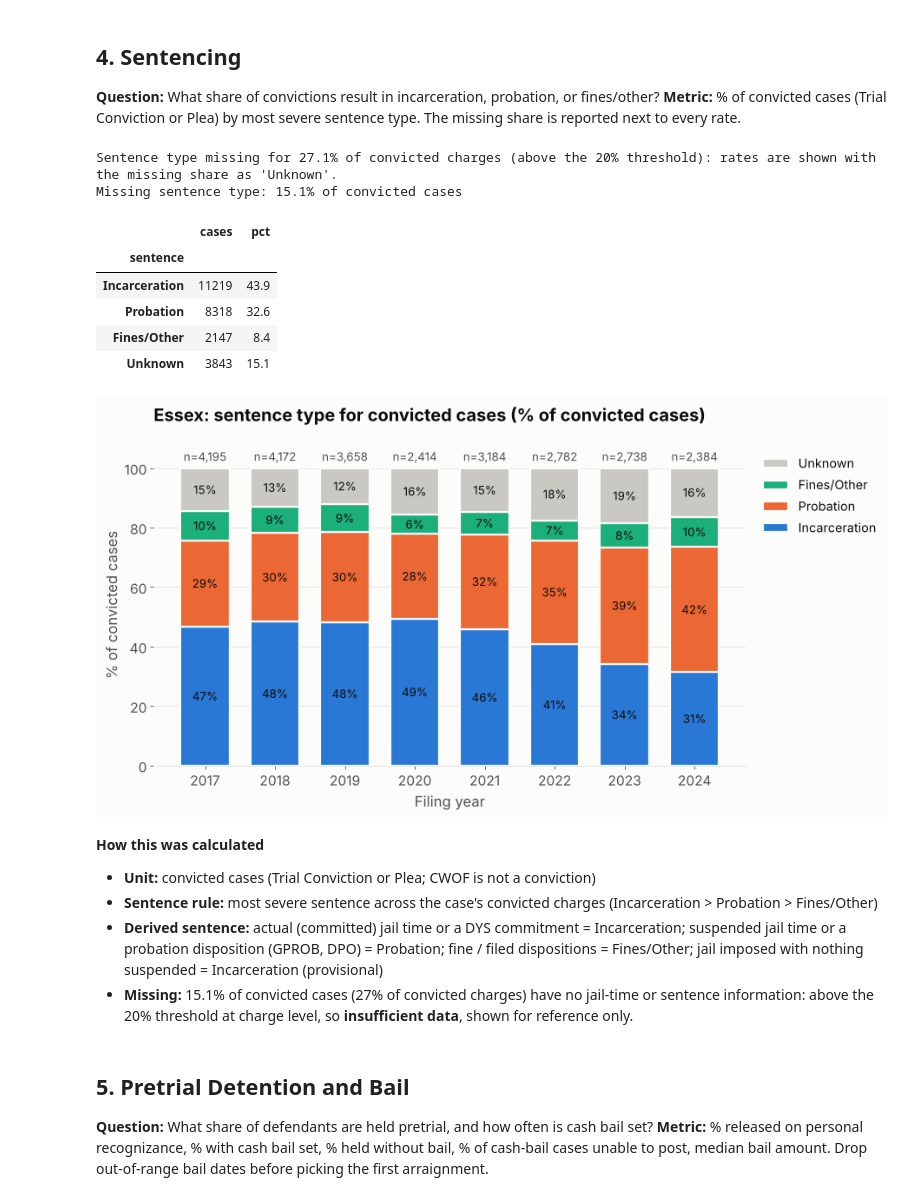
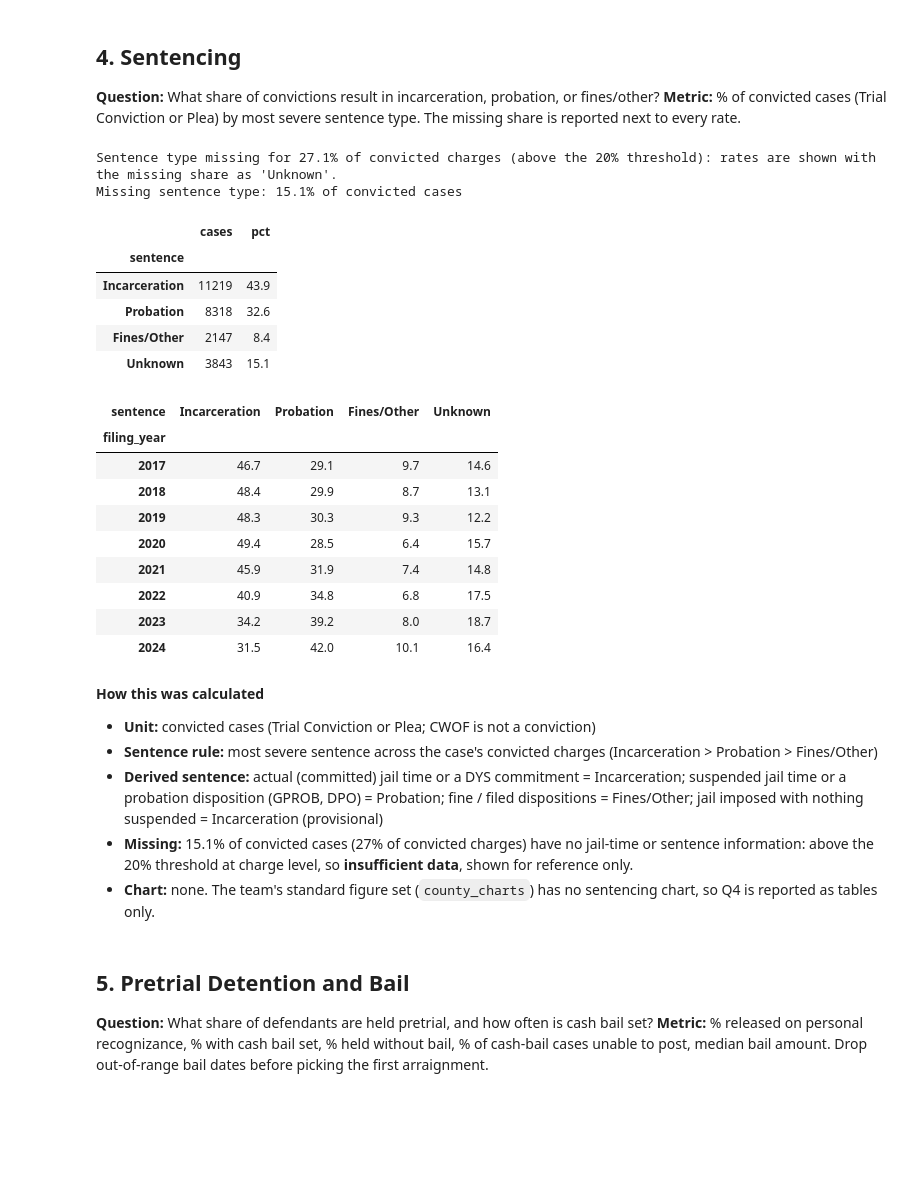
Before and after one commit to BU-Spark/ds-prosecutor-explorer, a Jupyter notebook: fa26/essex_hampden_eda/essex_analysis.ipynb, the cells around one changed output. Drawn from its saved outputs; the diff is of its cells as text; code cells hidden in the pictures; blank space fills up the shorter version.

```diff
--- a/fa26/essex_hampden_eda/essex_analysis.ipynb
+++ b/fa26/essex_hampden_eda/essex_analysis.ipynb
@@ -519,59 +515,51 @@ def classify_sentence(text):
 if "sentence_type" in INSUFFICIENT:
     print(f"Sentence type missing for {coverage.loc['sentence_type', 'pct_missing']}% of convicted charges "
           "(above the 20% threshold): rates are shown with the missing share as 'Unknown'.")
 if COLS.get("sentence_type") is None:
     print("Sentence type: not in this extract (insufficient data)")
 else:
     conv = disposed[disposed["outcome"].isin(["Trial Conviction", "Plea"])
                     & disposed["filing_year"].isin(YEARS)].copy()
     conv["sentence"] = conv["sentence_type"].map(classify_sentence)
     rank = {s: i for i, s in enumerate(SENTENCE_RANK)}
     case_sent = (conv.assign(r=conv["sentence"].map(rank))
                      .sort_values("r").drop_duplicates("case_key").set_index("case_key")[["sentence", "filing_year"]])
 
     summary = case_sent["sentence"].value_counts().reindex(SENTENCE_RANK, fill_value=0).rename("cases").to_frame()
     summary["pct"] = (summary["cases"] / summary["cases"].sum() * 100).round(1)
     print(f"Missing sentence type: {summary.loc['Unknown', 'pct']}% of convicted cases")
     display(summary)
 
     by_year = case_sent.groupby("filing_year")["sentence"].value_counts().unstack(fill_value=0)
     by_year = by_year.reindex(columns=SENTENCE_RANK, fill_value=0)
     by_year.index = by_year.index.astype(int)
-    pct = by_year.div(by_year.sum(axis=1), axis=0) * 100
-    fig, ax = plt.subplots()
-    bottom = np.zeros(len(pct))
-    for s in SENTENCE_RANK:
-        ax.bar(pct.index, pct[s], bottom=bottom, color=SENTENCE_COLORS[s], label=s,
-               width=0.7, edgecolor="#fcfcfb", linewidth=2)
-        for x, v, b in zip(pct.index, pct[s], bottom):
-            if v >= 6:
-                ax.text(x, b + v / 2, f"{v:.0f}%", ha="center", va="center", fontsize=12)
-        bottom += pct[s].values
-    for x, n in zip(by_year.index, by_year.sum(axis=1)):
-        ax.text(x, 101.5, f"n={n:,}", ha="center", va="bottom", fontsize=12, color=TEXT_SECONDARY)
-    ax.set_ylim(0, 108); ax.set_xticks(list(pct.index))
-    ax.set_ylabel("% of convicted cases"); ax.set_xlabel("Filing year")
-    h, l = ax.get_legend_handles_labels()
-    ax.legend(h[::-1], l[::-1], loc="upper left", bbox_to_anchor=(1.01, 1))
-    ax.set_title(f"{COUNTY.title()}: sentence type for convicted cases (% of convicted cases)", pad=24)
-    save_fig(fig, f"{FIG_DIR}/q4_sentencing.png")
-    plt.show()
+    display((by_year.div(by_year.sum(axis=1), axis=0) * 100).round(1))   # % of convicted cases by year (no standard chart for Q4)
 # %% [output]
 Sentence type missing for 27.1% of convicted charges (above the 20% threshold): rates are shown with the missing share as 'Unknown'.
 Missing sentence type: 15.1% of convicted cases
 |  | cases | pct |
 | sentence |  |  |
 | Incarceration | 11219 | 43.9 |
 | Probation | 8318 | 32.6 |
 | Fines/Other | 2147 | 8.4 |
 | Unknown | 3843 | 15.1 |
-[figure, removed]
+| sentence | Incarceration | Probation | Fines/Other | Unknown |
+| filing_year |  |  |  |  |
+| 2017 | 46.7 | 29.1 | 9.7 | 14.6 |
+| 2018 | 48.4 | 29.9 | 8.7 | 13.1 |
+| 2019 | 48.3 | 30.3 | 9.3 | 12.2 |
+| 2020 | 49.4 | 28.5 | 6.4 | 15.7 |
+| 2021 | 45.9 | 31.9 | 7.4 | 14.8 |
+| 2022 | 40.9 | 34.8 | 6.8 | 17.5 |
+| 2023 | 34.2 | 39.2 | 8.0 | 18.7 |
+| 2024 | 31.5 | 42.0 | 10.1 | 16.4 |
 # %% [markdown]
 **How this was calculated**
 - **Unit:** convicted cases (Trial Conviction or Plea; CWOF is not a conviction)
 - **Sentence rule:** most severe sentence across the case's convicted charges (Incarceration > Probation > Fines/Other)
 - **Derived sentence:** actual (committed) jail time or a DYS commitment = Incarceration; suspended jail time or a probation disposition (GPROB, DPO) = Probation; fine / filed dispositions = Fines/Other; jail imposed with nothing suspended = Incarceration (provisional)
 - **Missing:** 15.1% of convicted cases (27% of convicted charges) have no jail-time or sentence information: above the 20% threshold at charge level, so **insufficient data**, shown for reference only.
+- **Chart:** none. The team's standard figure set (`county_charts`) has no sentencing chart, so Q4 is reported as tables only.
 # %% [markdown]
 ## 5. Pretrial Detention and Bail
 **Question:** What share of defendants are held pretrial, and how often is cash bail set?
```
Also changed, not shown: parts of 24 cells of this notebook, 4 other files.
